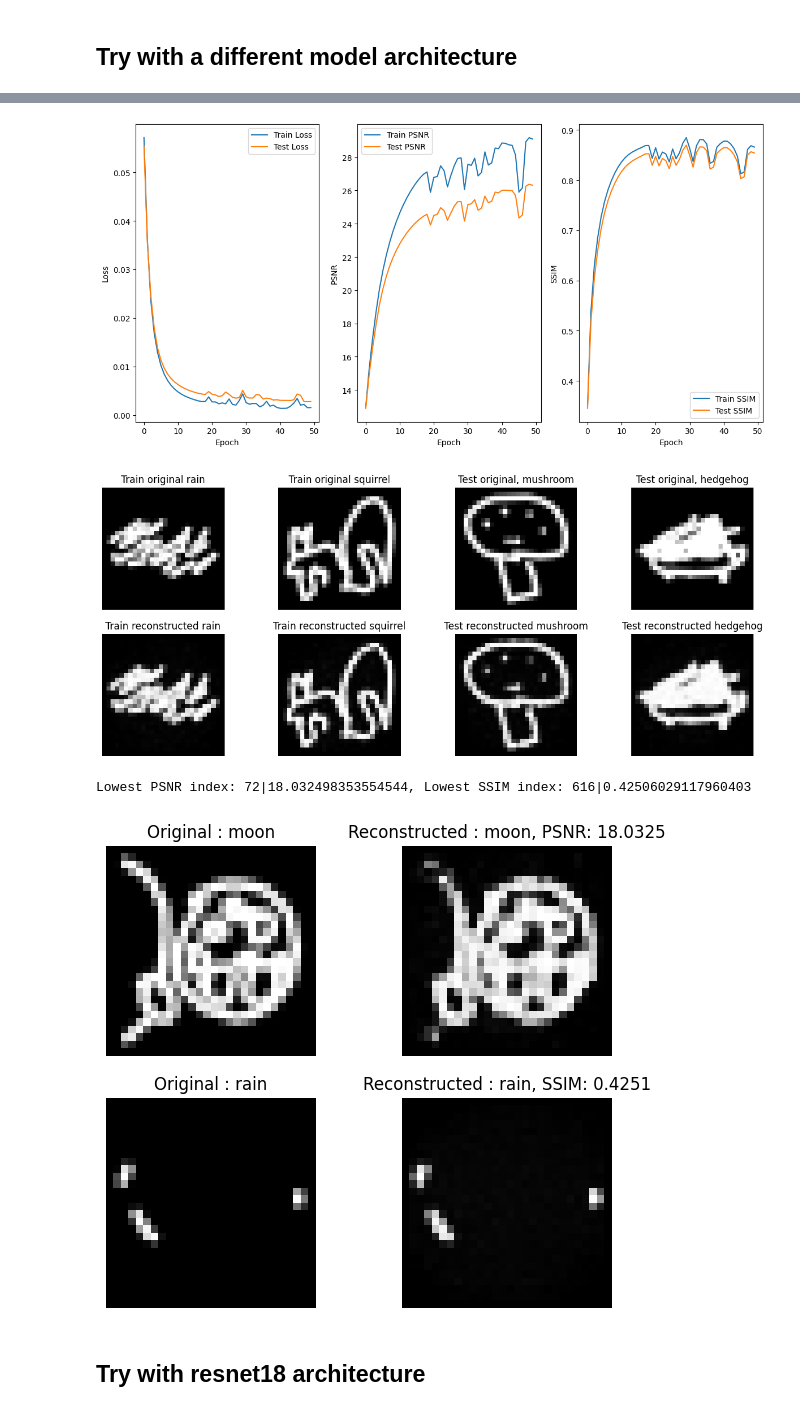
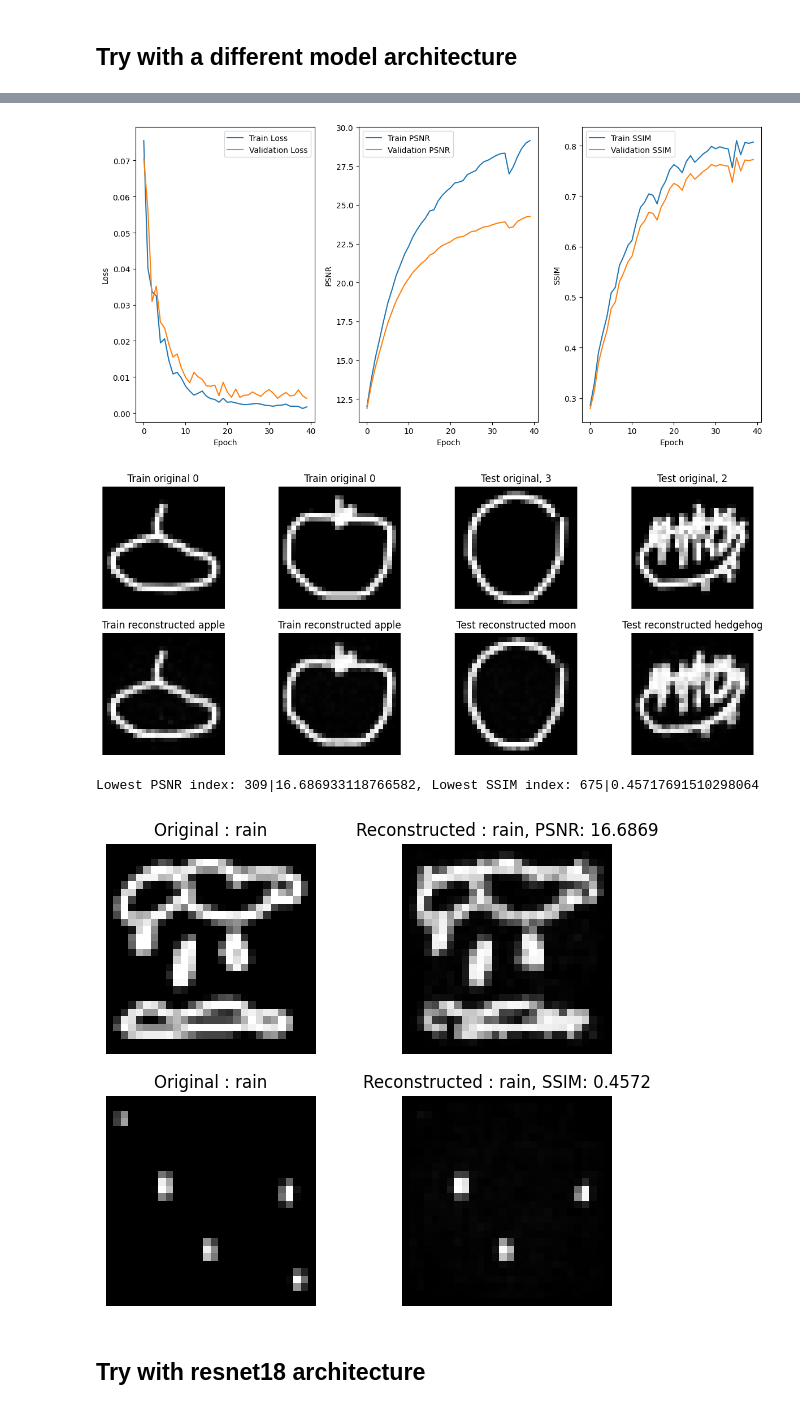
Before and after one commit to MightyCode/enseirb-s9-doodle-computer-vision, a Jupyter notebook: encoder_decoder.ipynb, the cells around one changed output, grey strips where cells are left out. Saved outputs shown, nothing was run; the diff lists cells and outputs as text; code cells hidden in the pictures.

```diff
--- a/encoder_decoder.ipynb
+++ b/encoder_decoder.ipynb
@@ -396,0 +398,8 @@ Lowest PSNR index: 558|16.424816126670873, Lowest SSIM index: 722|0.552850252111
+# %%
+CHECK_BACTH_SIZE = 8000
+
+training_check_dataloader= DataLoader(training_set, batch_size=CHECK_BACTH_SIZE, shuffle=False)
+validation_check_dataloader = DataLoader(validation_set, batch_size=CHECK_BACTH_SIZE, shuffle=False)
+# %%
+lowest_psnr, lowest_ssim = return_lowest_image_index_psnr_ssim(validation_check_dataloader, autoencoder_model)
+print(f'Lowest PSNR index: {lowest_psnr[0]}|{lowest_psnr[1]}, Lowest SSIM index: {lowest_ssim[0]}|{lowest_ssim[1]}')
@@ -397,20 +408,21 @@ Lowest PSNR index: 558|16.424816126670873, Lowest SSIM index: 722|0.552850252111
 # %%
 # Show image with the lowest psnr and ssim compared to their original the test set on same plot
-def show_lowest_psnr_ssim_image(test_images, autoencoder_model, lowest_psnr, lowest_ssim):
+def show_lowest_psnr_ssim_image(image_set, autoencoder_model, lowest_psnr, lowest_ssim):
     lowest_psnr_index, psnr  = lowest_psnr
-    psnr_image_label = test_labels[lowest_psnr_index]
+    psnr_image_label = classes[image_set[lowest_psnr_index][1]]
 
     lowest_ssim_index, ssim  = lowest_ssim
-    ssim_image_label = test_labels[lowest_ssim_index]
+    ssim_image_label = classes[image_set[lowest_ssim_index][1]]
 
     fig, axes = plt.subplots(2, 2, figsize=(7, 6))
 
     # PSNR image
-    axes[0, 0].imshow(test_images[lowest_psnr_index], cmap='gray')
+    axes[0, 0].imshow(image_set.get_image_2d(lowest_psnr_index), cmap='gray')
     axes[0, 0].set_title("Original : " + psnr_image_label)
     axes[0, 0].axis('off')
 
-    encoded, decoded = autoencoder_model(test_torch_images[lowest_psnr_index].view(-1, WIDTH * HEIGHT))
+    psnr_image_tensor = torch.from_numpy(image_set[lowest_psnr_index][0]).to(device)
+    _, decoded = autoencoder_model(psnr_image_tensor)
     decoded = decoded.view(-1, HEIGHT, WIDTH)  # Reshape decoded images
 
     axes[0, 1].imshow(decoded.cpu().detach().numpy()[0], cmap='gray')
@@ -418,11 +430,12 @@ def show_lowest_psnr_ssim_image(test_images, autoencoder_model, lowest_psnr, low
     axes[0, 1].axis('off')
 
     # SSIM image
-    axes[1, 0].imshow(test_images[lowest_ssim_index], cmap='gray')
+    axes[1, 0].imshow(image_set.get_image_2d(lowest_ssim_index), cmap='gray')
     axes[1, 0].set_title("Original : " + ssim_image_label)
     axes[1, 0].axis('off')
 
-    encoded, decoded = autoencoder_model(test_torch_images[lowest_ssim_index].view(-1, WIDTH * HEIGHT))
+    ssim_image_tensor = torch.from_numpy(image_set[lowest_ssim_index][0]).to(device)
+    _, decoded = autoencoder_model(ssim_image_tensor)
     decoded = decoded.view(-1, HEIGHT, WIDTH)  # Reshape decoded images
 
     axes[1, 1].imshow(decoded.cpu().detach().numpy()[0], cmap='gray')
@@ -430,7 +443,3 @@ def show_lowest_psnr_ssim_image(test_images, autoencoder_model, lowest_psnr, low
     axes[1, 1].axis('off')
 
     plt.show()
-
-
-# Call the function
-show_lowest_psnr_ssim_image(test_images, autoencoder_model, lowest_psnr, lowest_ssim)
@@ -439,8 +451,8 @@ show_lowest_psnr_ssim_image(test_images, autoencoder_model, lowest_psnr, lowest_
 # %% [markdown]
 ## Try with a different model architecture
 # %%
-#layers = [WIDTH * HEIGHT, WIDTH * HEIGHT // ]
-autocoder_2 = Autoencoder().to(device)
+layers = [WIDTH * HEIGHT, WIDTH * HEIGHT]
+autocoder_2 = Autoencoder(layers).to(device)
 
 # Define loss function and optimizer
 
@@ -466,19 +500,19 @@ NameError: name 'autocoder_2' is not defined
 # %%
-plot_psnr_ssim(train_loss_values, test_loss_values, train_psnr_values, test_psnr_values, train_ssim_values, test_ssim_values)
+plot_psnr_ssim(train_loss_values, validation_loss_values, train_psnr_values, validation_psnr_values, train_ssim_values, validation_ssim_values)
 # %% [output]
-[figure, old version]
+[figure, new version]
 # %%
-show_images(train_images, train_labels, autocoder_2)
+show_images(training_set, validation_set, autocoder_2)
 # %% [output]
-[figure, old version]
+[figure, new version]
 # %%
-lowest_psnr, lowest_ssim = return_lowest_image_index_psnr_ssim(test_images, autocoder_2)
+lowest_psnr, lowest_ssim = return_lowest_image_index_psnr_ssim(validation_check_dataloader, autocoder_2)
 print(f'Lowest PSNR index: {lowest_psnr[0]}|{lowest_psnr[1]}, Lowest SSIM index: {lowest_ssim[0]}|{lowest_ssim[1]}')
 
-show_lowest_psnr_ssim_image(test_images, autocoder_2, lowest_psnr, lowest_ssim)
+show_lowest_psnr_ssim_image(validation_set, autocoder_2, lowest_psnr, lowest_ssim)
 # %% [output]
-Lowest PSNR index: 72|18.032498353554544, Lowest SSIM index: 616|0.42506029117960403
+Lowest PSNR index: 309|16.686933118766582, Lowest SSIM index: 675|0.45717691510298064
-[figure, old version]
+[figure, new version]
 # %% [markdown]
 ## Try with resnet18 architecture
 # %%
```
Also changed, not shown: parts of 31 cells of this notebook, 1 other file.
